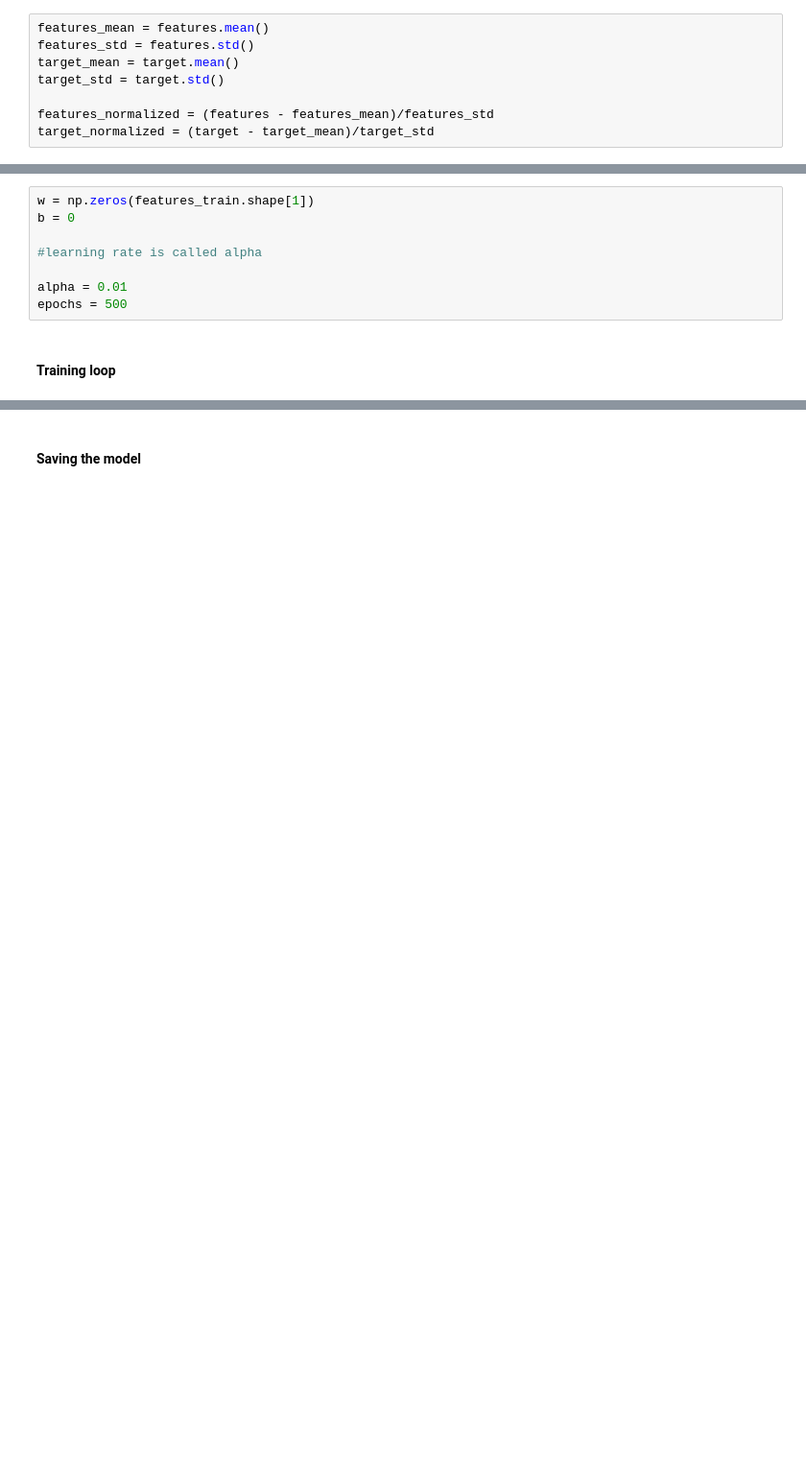
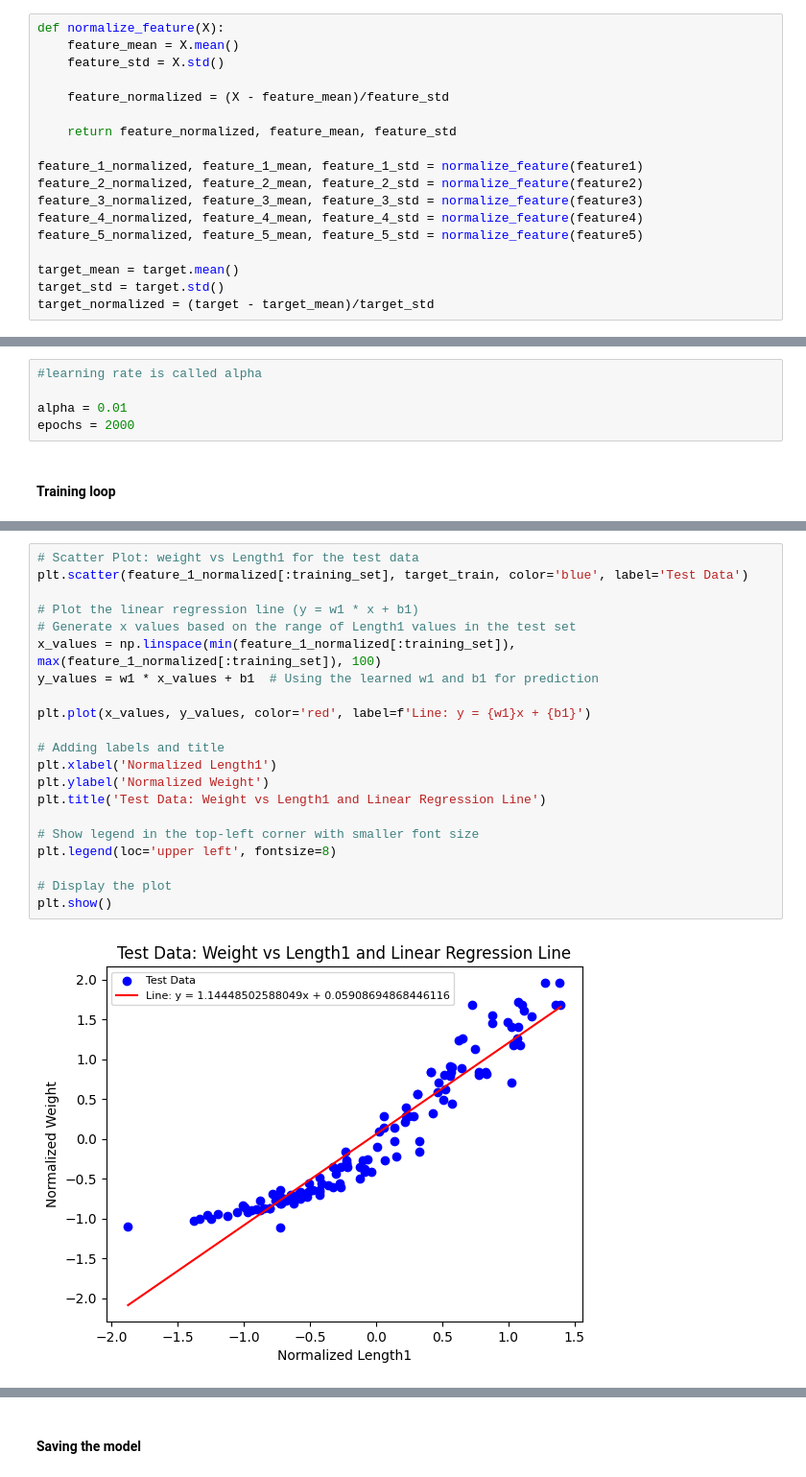
Before and after one commit to BlazingFire27/FISH_MARKET_REGRESSION, a Jupyter notebook: FishMarket.ipynb, the cells around one changed output, grey strips where cells are left out. Shown: that part at 96% size. Drawn from its saved outputs; the diff is of its cells as text; blank space fills up the shorter version.

```diff
--- a/FishMarket.ipynb
+++ b/FishMarket.ipynb
@@ -27,12 +32,22 @@ target = data['Weight']
 # %% [markdown]
 #### Normalizing the data
 # %%
-features_mean = features.mean()
-features_std = features.std()
+def normalize_feature(X):
+    feature_mean = X.mean()
+    feature_std = X.std()
+
+    feature_normalized = (X - feature_mean)/feature_std
+
+    return feature_normalized, feature_mean, feature_std
+
+feature_1_normalized, feature_1_mean, feature_1_std = normalize_feature(feature1)
+feature_2_normalized, feature_2_mean, feature_2_std = normalize_feature(feature2)
+feature_3_normalized, feature_3_mean, feature_3_std = normalize_feature(feature3)
+feature_4_normalized, feature_4_mean, feature_4_std = normalize_feature(feature4)
+feature_5_normalized, feature_5_mean, feature_5_std = normalize_feature(feature5)
+
 target_mean = target.mean()
 target_std = target.std()
-
-features_normalized = (features - features_mean)/features_std
 target_normalized = (target - target_mean)/target_std
 # %%
 #Creating set for training and set for testing at the end
@@ -46,13 +59,10 @@ target_test = target_normalized[training_set:]
 # %% [markdown]
 #### Parameters for training loop
 # %%
-w = np.zeros(features_train.shape[1])
-b = 0
-
 #learning rate is called alpha
 
 alpha = 0.01
-epochs = 500
+epochs = 2000
 # %% [markdown]
 #### Training loop
 # %%
@@ -78,0 +117,23 @@ target_test_denormalized = target_test*target_std + target_mean
+# %%
+# Scatter Plot: weight vs Length1 for the test data
+plt.scatter(feature_1_normalized[:training_set], target_train, color='blue', label='Test Data')
+
+# Plot the linear regression line (y = w1 * x + b1)
+# Generate x values based on the range of Length1 values in the test set
+x_values = np.linspace(min(feature_1_normalized[:training_set]), max(feature_1_normalized[:training_set]), 100)
+y_values = w1 * x_values + b1  # Using the learned w1 and b1 for prediction
+
+plt.plot(x_values, y_values, color='red', label=f'Line: y = {w1}x + {b1}')
+
+# Adding labels and title
+plt.xlabel('Normalized Length1')
+plt.ylabel('Normalized Weight')
+plt.title('Test Data: Weight vs Length1 and Linear Regression Line')
+
+# Show legend in the top-left corner with smaller font size
+plt.legend(loc='upper left', fontsize=8)
+
+# Display the plot
+plt.show()
+# %% [output]
+[figure, added]
```
Also changed, not shown: parts of 18 cells of this notebook, 12 other files.
